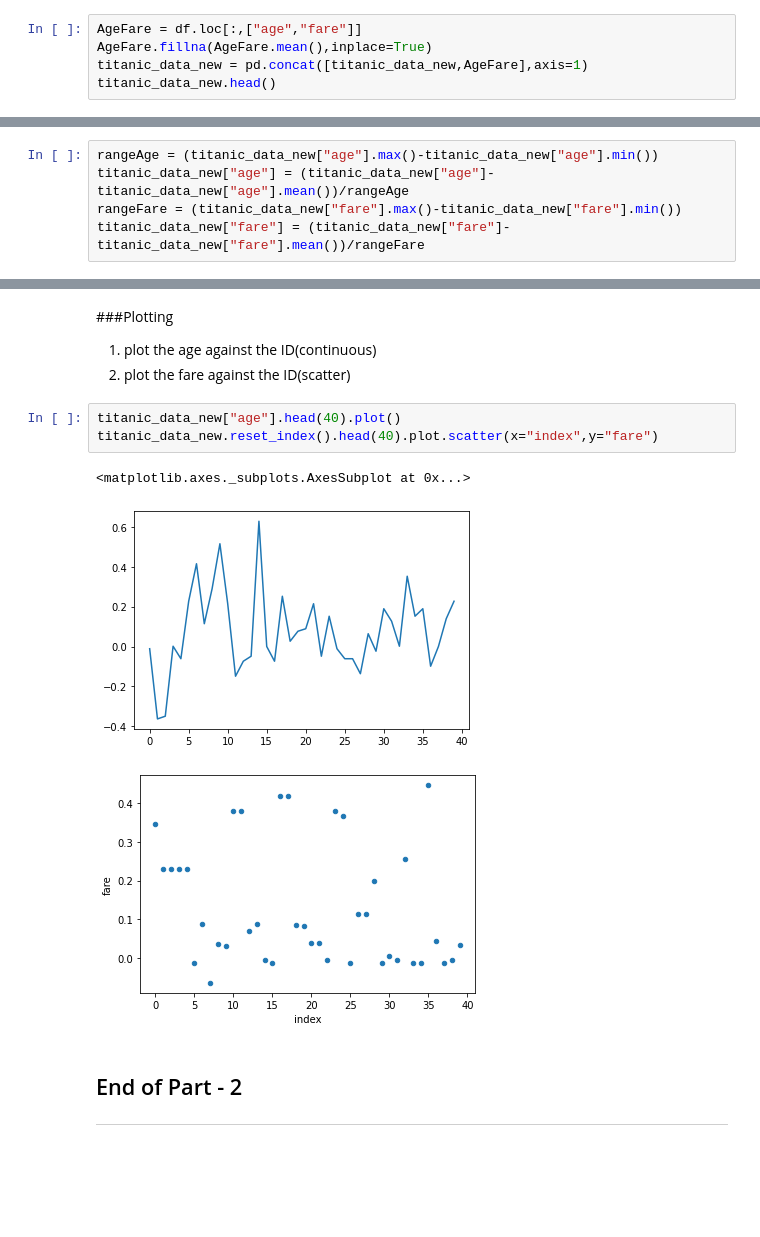
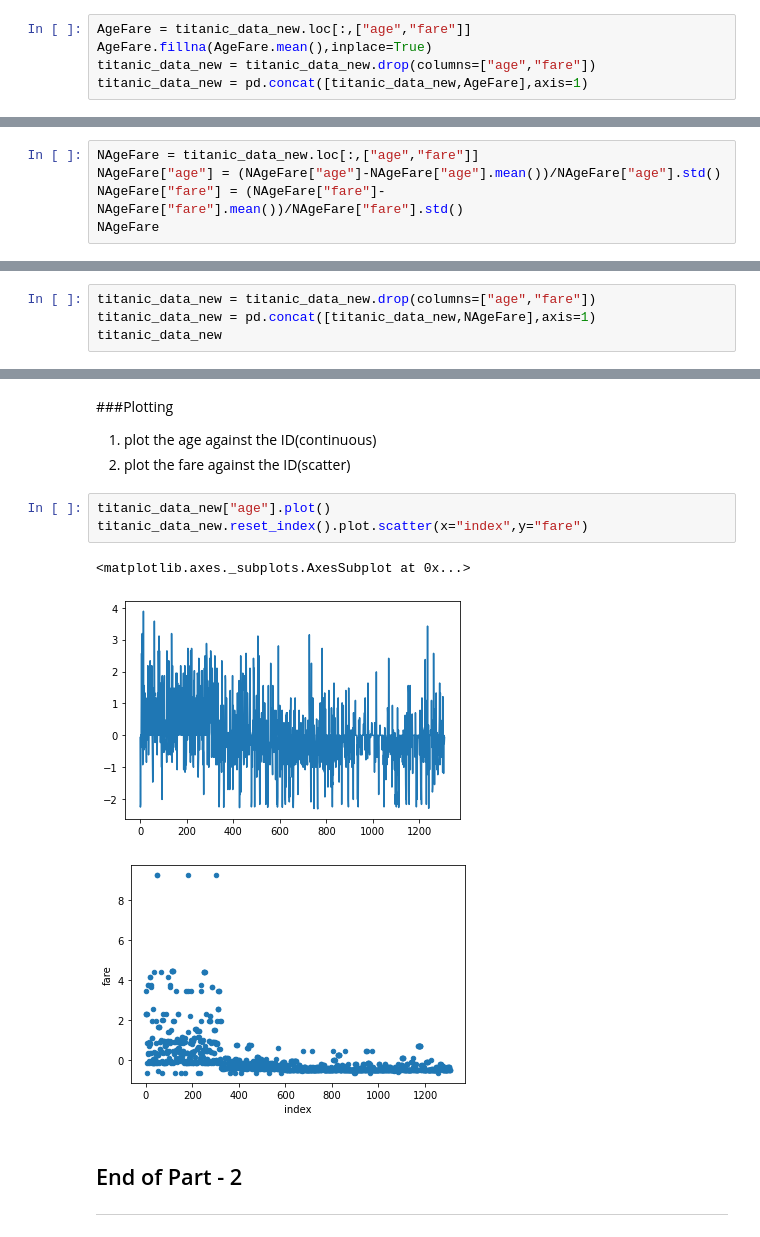
Before and after one commit to krucx/SHALA2020, a Jupyter notebook: Assignment_1_DS.ipynb, the cells around one changed output, grey strips where cells are left out. Cells and saved outputs as stored; diff of their text form; blank space fills up the shorter version.

```diff
--- a/Assignment_1_DS.ipynb
+++ b/Assignment_1_DS.ipynb
@@ -328,7 +335,7 @@ titanic_data_new.head()
 
 ---
 # %%
-AgeFare = df.loc[:,["age","fare"]]
+AgeFare = titanic_data_new.loc[:,["age","fare"]]
 AgeFare.fillna(AgeFare.mean(),inplace=True)
+titanic_data_new = titanic_data_new.drop(columns=["age","fare"])
 titanic_data_new = pd.concat([titanic_data_new,AgeFare],axis=1)
-titanic_data_new.head()
@@ -352,8 +352,8 @@ titanic_data_new.head()
 
 
 ---
-# %%
-rangeAge = (titanic_data_new["age"].max()-titanic_data_new["age"].min())
-titanic_data_new["age"] = (titanic_data_new["age"]-titanic_data_new["age"].mean())/rangeAge
-rangeFare = (titanic_data_new["fare"].max()-titanic_data_new["fare"].min())
-titanic_data_new["fare"] = (titanic_data_new["fare"]-titanic_data_new["fare"].mean())/rangeFare
+# %%
+NAgeFare = titanic_data_new.loc[:,["age","fare"]]
+NAgeFare["age"] = (NAgeFare["age"]-NAgeFare["age"].mean())/NAgeFare["age"].std()
+NAgeFare["fare"] = (NAgeFare["fare"]-NAgeFare["fare"].mean())/NAgeFare["fare"].std()
+NAgeFare
@@ -378,0 +384,4 @@ titanic_data_new.head()
+# %%
+titanic_data_new = titanic_data_new.drop(columns=["age","fare"])
+titanic_data_new = pd.concat([titanic_data_new,NAgeFare],axis=1)
+titanic_data_new
@@ -381,12 +404,12 @@ titanic_data_new.head()
 1. plot the age against the ID(continuous)
 2. plot the fare against the ID(scatter)
 # %%
-titanic_data_new["age"].head(40).plot()
-titanic_data_new.reset_index().head(40).plot.scatter(x="index",y="fare")
+titanic_data_new["age"].plot()
+titanic_data_new.reset_index().plot.scatter(x="index",y="fare")
 # %% [output]
 <matplotlib.axes._subplots.AxesSubplot at 0x...>
-[figure, old version]
+[figure, new version]
-[figure, old version]
+[figure, new version]
 # %% [markdown]
 ## End of Part - 2
 ---
```
Also changed, not shown: parts of 8 cells of this notebook.
